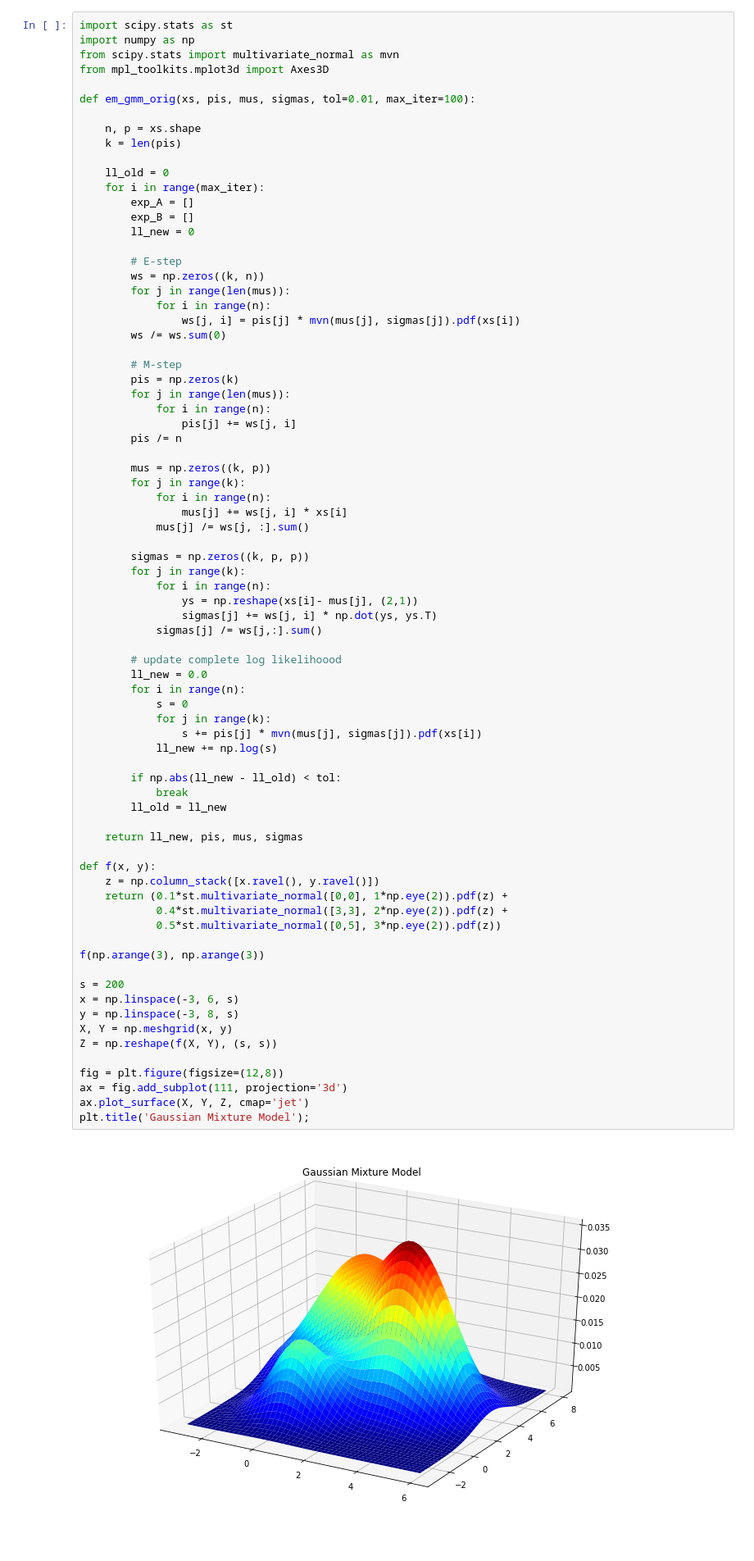
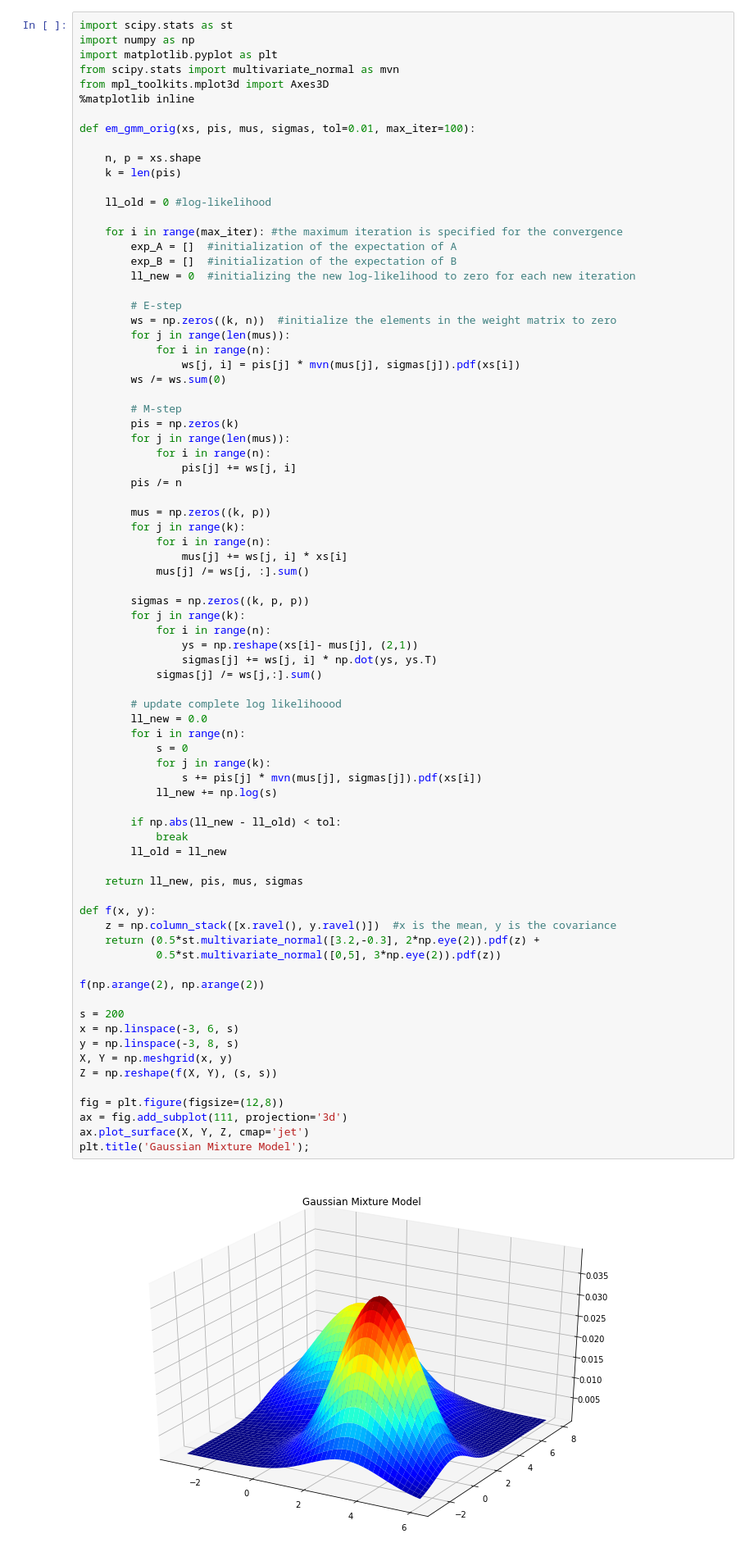
Before and after one commit to kennybix/kriging, a Jupyter notebook: Model.ipynb, the cells around one changed output. Shown at 82% size. Drawn from its saved outputs; the diff is of its cells as text.

```diff
--- a/Model.ipynb
+++ b/Model.ipynb
@@ -451,22 +451,25 @@ plt.show()
 # %%
 import scipy.stats as st
 import numpy as np
+import matplotlib.pyplot as plt
 from scipy.stats import multivariate_normal as mvn
 from mpl_toolkits.mplot3d import Axes3D
+%matplotlib inline
 
 def em_gmm_orig(xs, pis, mus, sigmas, tol=0.01, max_iter=100):
 
     n, p = xs.shape
     k = len(pis)
 
-    ll_old = 0
-    for i in range(max_iter):
-        exp_A = []
-        exp_B = []
-        ll_new = 0
+    ll_old = 0 #log-likelihood
+
+    for i in range(max_iter): #the maximum iteration is specified for the convergence
+        exp_A = []  #initialization of the expectation of A
+        exp_B = []  #initialization of the expectation of B
+        ll_new = 0  #initializing the new log-likelihood to zero for each new iteration
 
         # E-step
-        ws = np.zeros((k, n))
+        ws = np.zeros((k, n))  #initialize the elements in the weight matrix to zero
         for j in range(len(mus)):
             for i in range(n):
                 ws[j, i] = pis[j] * mvn(mus[j], sigmas[j]).pdf(xs[i])
@@ -494,38 +497,37 @@ def em_gmm_orig(xs, pis, mus, sigmas, tol=0.01, max_iter=100):
 
         # update complete log likelihoood
         ll_new = 0.0
         for i in range(n):
             s = 0
             for j in range(k):
                 s += pis[j] * mvn(mus[j], sigmas[j]).pdf(xs[i])
             ll_new += np.log(s)
 
         if np.abs(ll_new - ll_old) < tol:
             break
         ll_old = ll_new
 
     return ll_new, pis, mus, sigmas
 
 def f(x, y):
-    z = np.column_stack([x.ravel(), y.ravel()])
-    return (0.1*st.multivariate_normal([0,0], 1*np.eye(2)).pdf(z) +
-            0.4*st.multivariate_normal([3,3], 2*np.eye(2)).pdf(z) +
+    z = np.column_stack([x.ravel(), y.ravel()])  #x is the mean, y is the covariance
+    return (0.5*st.multivariate_normal([3.2,-0.3], 2*np.eye(2)).pdf(z) +
             0.5*st.multivariate_normal([0,5], 3*np.eye(2)).pdf(z))
 
-f(np.arange(3), np.arange(3))
+f(np.arange(2), np.arange(2))
 
 s = 200
 x = np.linspace(-3, 6, s)
 y = np.linspace(-3, 8, s)
 X, Y = np.meshgrid(x, y)
 Z = np.reshape(f(X, Y), (s, s))
 
 fig = plt.figure(figsize=(12,8))
 ax = fig.add_subplot(111, projection='3d')
 ax.plot_surface(X, Y, Z, cmap='jet')
 plt.title('Gaussian Mixture Model');
 # %% [output]
-[figure, old version]
+[figure, new version]
 # %%
 import numpy as np
 import random as rd
```
Also changed, not shown: parts of 20 cells of this notebook, 1 other file.
